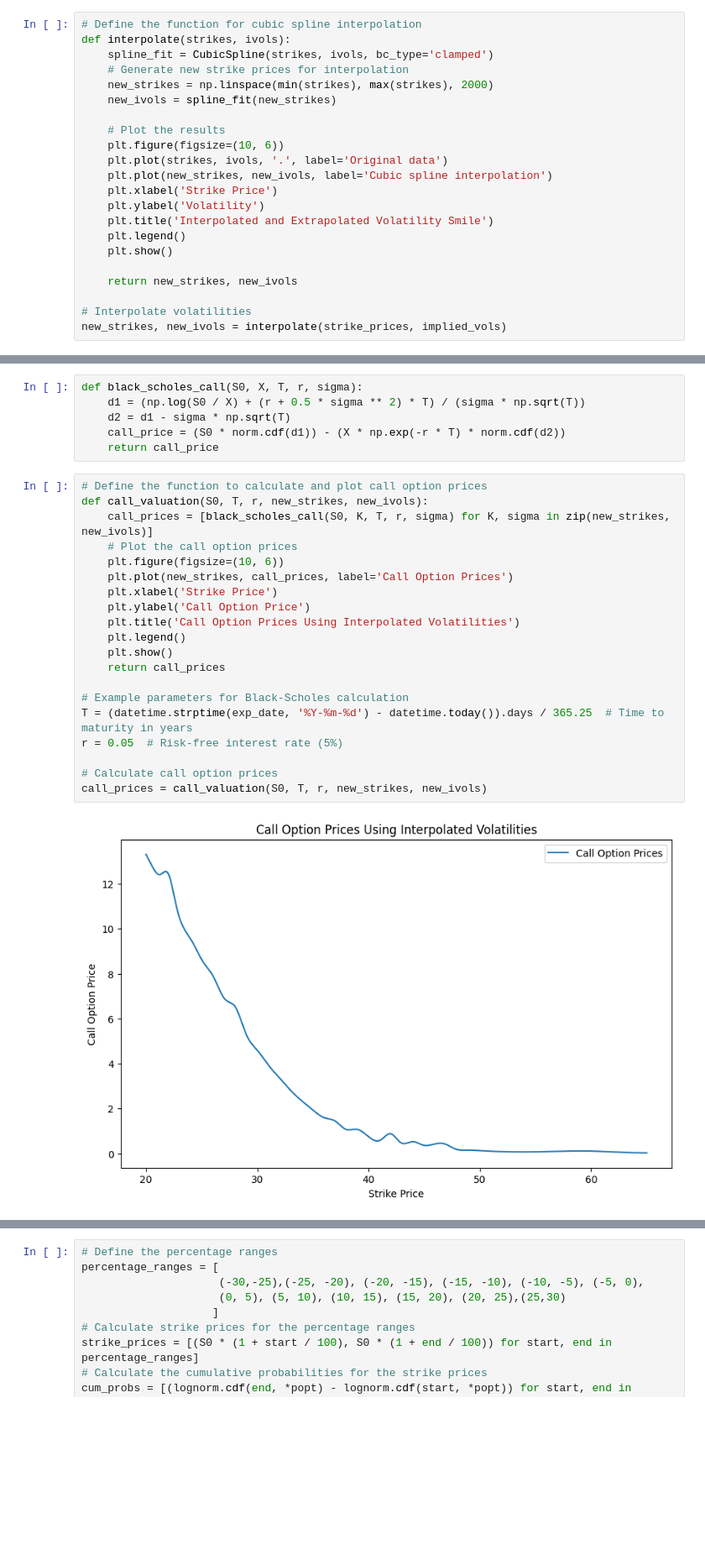
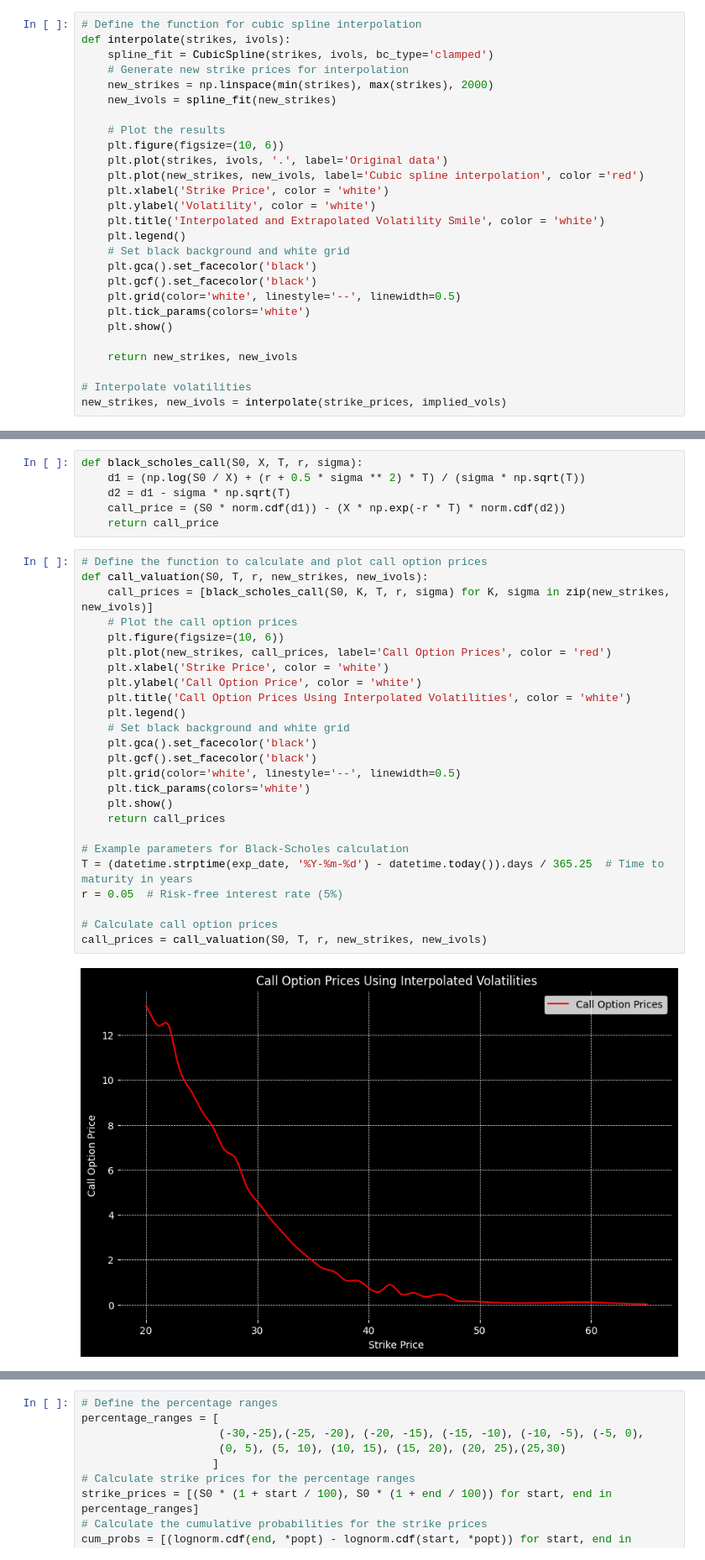
Before and after one commit to zaccheus-lines/S-P-Sector-Index-RND, a Jupyter notebook: RND.ipynb, the cells around one changed output, grey strips where cells are left out. Shown: that part at 84% size. Drawn from its saved outputs; the diff is of its cells as text; blank space fills up the shorter version.

```diff
--- a/RND.ipynb
+++ b/RND.ipynb
@@ -109,11 +109,16 @@ def interpolate(strikes, ivols):
     # Plot the results
     plt.figure(figsize=(10, 6))
     plt.plot(strikes, ivols, '.', label='Original data')
-    plt.plot(new_strikes, new_ivols, label='Cubic spline interpolation')
-    plt.xlabel('Strike Price')
-    plt.ylabel('Volatility')
-    plt.title('Interpolated and Extrapolated Volatility Smile')
+    plt.plot(new_strikes, new_ivols, label='Cubic spline interpolation', color ='red')
+    plt.xlabel('Strike Price', color = 'white')
+    plt.ylabel('Volatility', color = 'white')
+    plt.title('Interpolated and Extrapolated Volatility Smile', color = 'white')
     plt.legend()
+    # Set black background and white grid
+    plt.gca().set_facecolor('black')
+    plt.gcf().set_facecolor('black')
+    plt.grid(color='white', linestyle='--', linewidth=0.5)
+    plt.tick_params(colors='white')
     plt.show()
 
     return new_strikes, new_ivols
@@ -131,25 +136,30 @@ def black_scholes_call(S0, X, T, r, sigma):
 # %%
 # Define the function to calculate and plot call option prices
 def call_valuation(S0, T, r, new_strikes, new_ivols):
     call_prices = [black_scholes_call(S0, K, T, r, sigma) for K, sigma in zip(new_strikes, new_ivols)]
     # Plot the call option prices
     plt.figure(figsize=(10, 6))
-    plt.plot(new_strikes, call_prices, label='Call Option Prices')
-    plt.xlabel('Strike Price')
-    plt.ylabel('Call Option Price')
-    plt.title('Call Option Prices Using Interpolated Volatilities')
+    plt.plot(new_strikes, call_prices, label='Call Option Prices', color = 'red')
+    plt.xlabel('Strike Price', color = 'white')
+    plt.ylabel('Call Option Price', color = 'white')
+    plt.title('Call Option Prices Using Interpolated Volatilities', color = 'white')
     plt.legend()
+    # Set black background and white grid
+    plt.gca().set_facecolor('black')
+    plt.gcf().set_facecolor('black')
+    plt.grid(color='white', linestyle='--', linewidth=0.5)
+    plt.tick_params(colors='white')
     plt.show()
     return call_prices
 
 # Example parameters for Black-Scholes calculation
 T = (datetime.strptime(exp_date, '%Y-%m-%d') - datetime.today()).days / 365.25  # Time to maturity in years
 r = 0.05  # Risk-free interest rate (5%)
 
 # Calculate call option prices
 call_prices = call_valuation(S0, T, r, new_strikes, new_ivols)
 # %% [output]
-[figure, old version]
+[figure, new version]
 # %%
 
 # Define the step size
```
Also changed, not shown: parts of 2 cells of this notebook.
